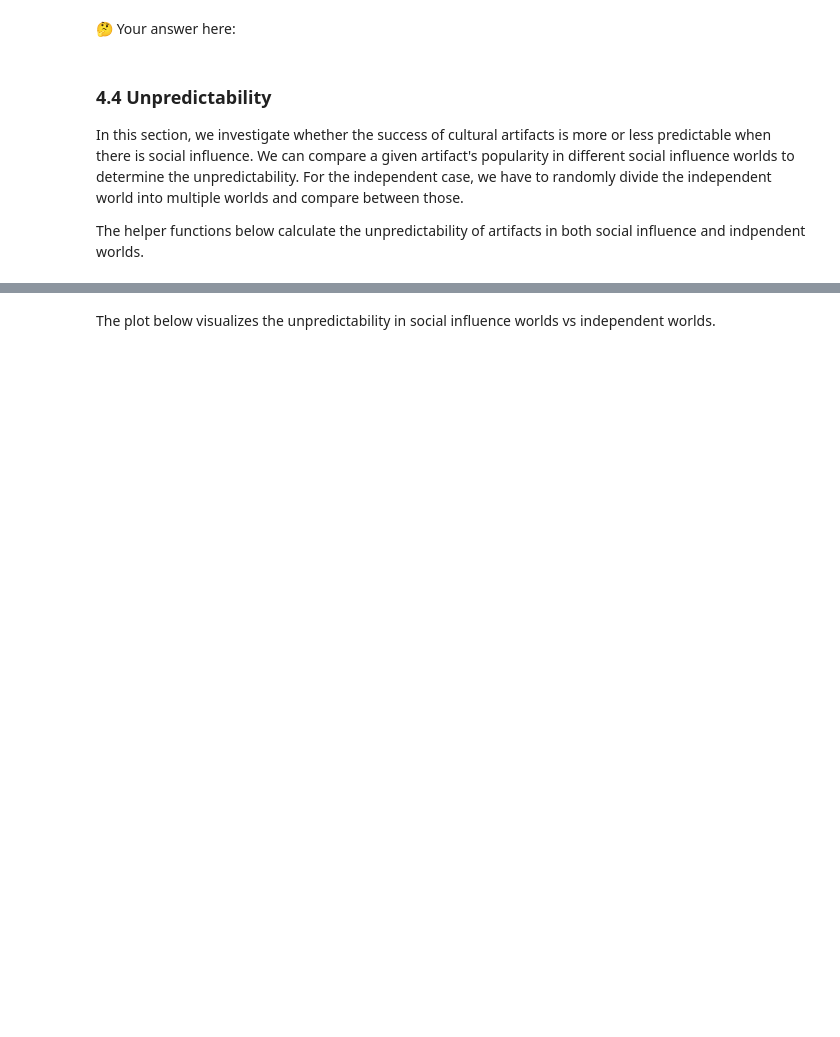
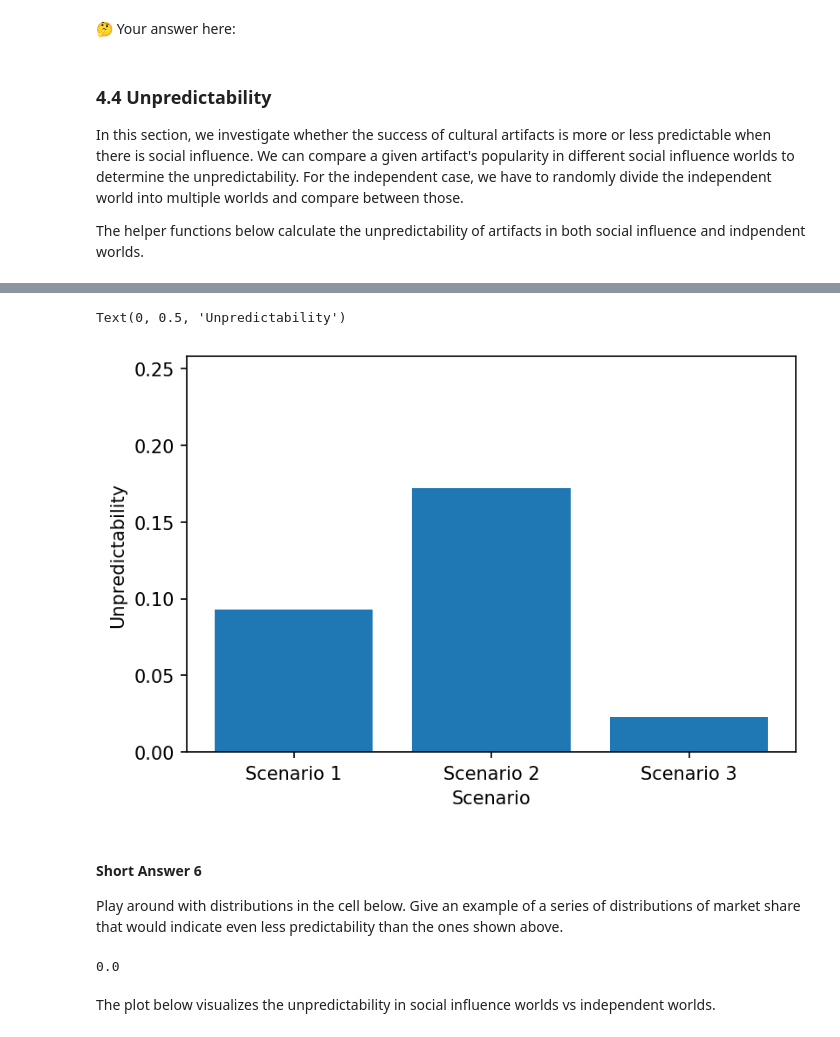
Before and after one commit to UM-CSS/CSSLabs-Experiments, a Jupyter notebook: 0_Online_Experiments.ipynb, the cells around one changed output, grey strips where cells are left out. Cells and saved outputs as stored; diff of their text form; code cells hidden in the pictures; blank space fills up the shorter version.

```diff
--- a/0_Online_Experiments.ipynb
+++ b/0_Online_Experiments.ipynb
@@ -505,3 +543,14 @@ def compare_unpredictability(df_world_song):
     # Add to the song DataFrame
     df_songs["unpredictability_indep"] = u
     return df_songs
+
+def calculate_toy_unpredictability(x):
+    n_experiments = x.shape[0]
+    n_items = x.shape[1]
+    abs_diff = 0
+    for i in range(0,n_items):
+        for j in range(0,n_experiments):
+            for k in range(j, n_experiments):
+                abs_diff += abs(x[j,i] - x[k,i])
+    unpred = abs_diff/(n_items*int(factorial(n_experiments)/(factorial(n_experiments-2)*2)))
+    return round(unpred,3)
@@ -508,3 +559,45 @@ def compare_unpredictability(df_world_song):
+# %%
+# each row represents the distribution of market share across songs for a single run (should sum up to 1).  Each row must have the same number of values (songs)
+U1 = calculate_toy_unpredictability(np.array([
+        [0.4,0.3,0.15,0.1,0.05],
+        [0.45,0.4,0.05,0.05,0.05],
+        [0.3,0.2,0.2,0.2,0.1]
+    ]))
+
+U2 = calculate_toy_unpredictability(np.array([
+        [0.49, 0.03, 0.16, 0.15, 0.16],
+        [0.3 , 0.04, 0.01, 0.38, 0.27],
+        [0.14, 0.04, 0.33, 0.05, 0.44]
+]))
+
+U3 = calculate_toy_unpredictability(np.array([
+        [0.2,0.2,0.2,0.2,0.2],
+        [0.22,0.18,0.23,0.18,0.19],
+        [0.15,0.22,0.23,0.2,0.2]
+]))
+
+plt.figure(figsize=(6,4))
+plt.bar([1, 2, 3], [U1, U2, U3])
+plt.xticks([1,2, 3], ["Scenario 1", "Scenario 2", "Scenario 3"])
+plt.ylim([0, max([U1, U2, U3])*1.5])
+plt.xlabel("Scenario")
+plt.ylabel("Unpredictability")
+# %% [output]
+Text(0, 0.5, 'Unpredictability')
+[figure, added]
+# %% [markdown]
+#### Short Answer 6
+
+Play around with distributions in the cell below. Give an example of a series of distributions of market share that would indicate even less predictability than the ones shown above.
+# %%
+U4 = calculate_toy_unpredictability(np.array([
+        [0.4,0.3,0.1,0.1,0.1],
+        [0.4,0.3,0.1,0.1,0.1],
+        [0.4,0.3,0.1,0.1,0.1]
+]))
+print(U4)
+# %% [output]
+0.0
 # %% [markdown]
 The plot below visualizes the unpredictability in social influence worlds vs independent worlds.
 # %%
```
Also changed, not shown: parts of 17 cells of this notebook.
